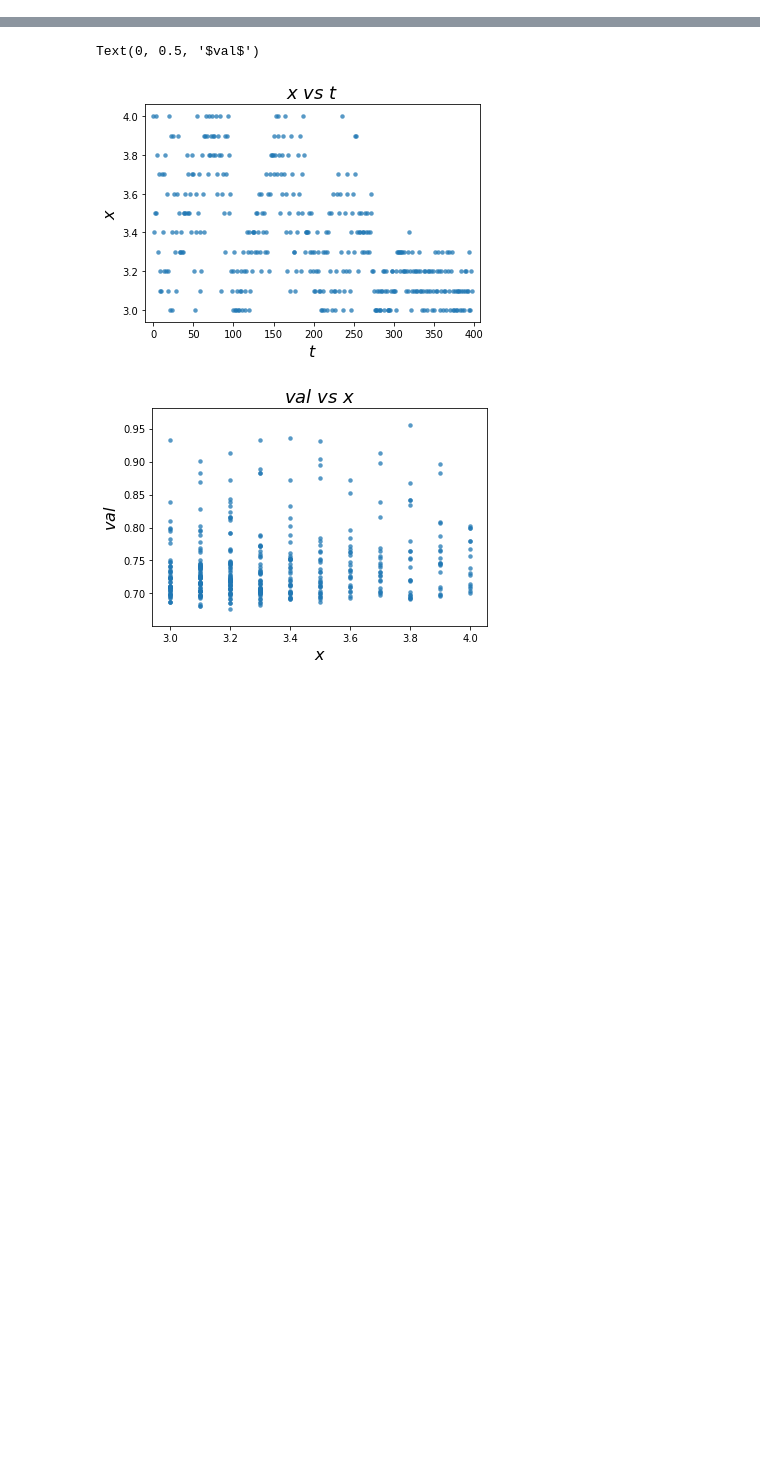
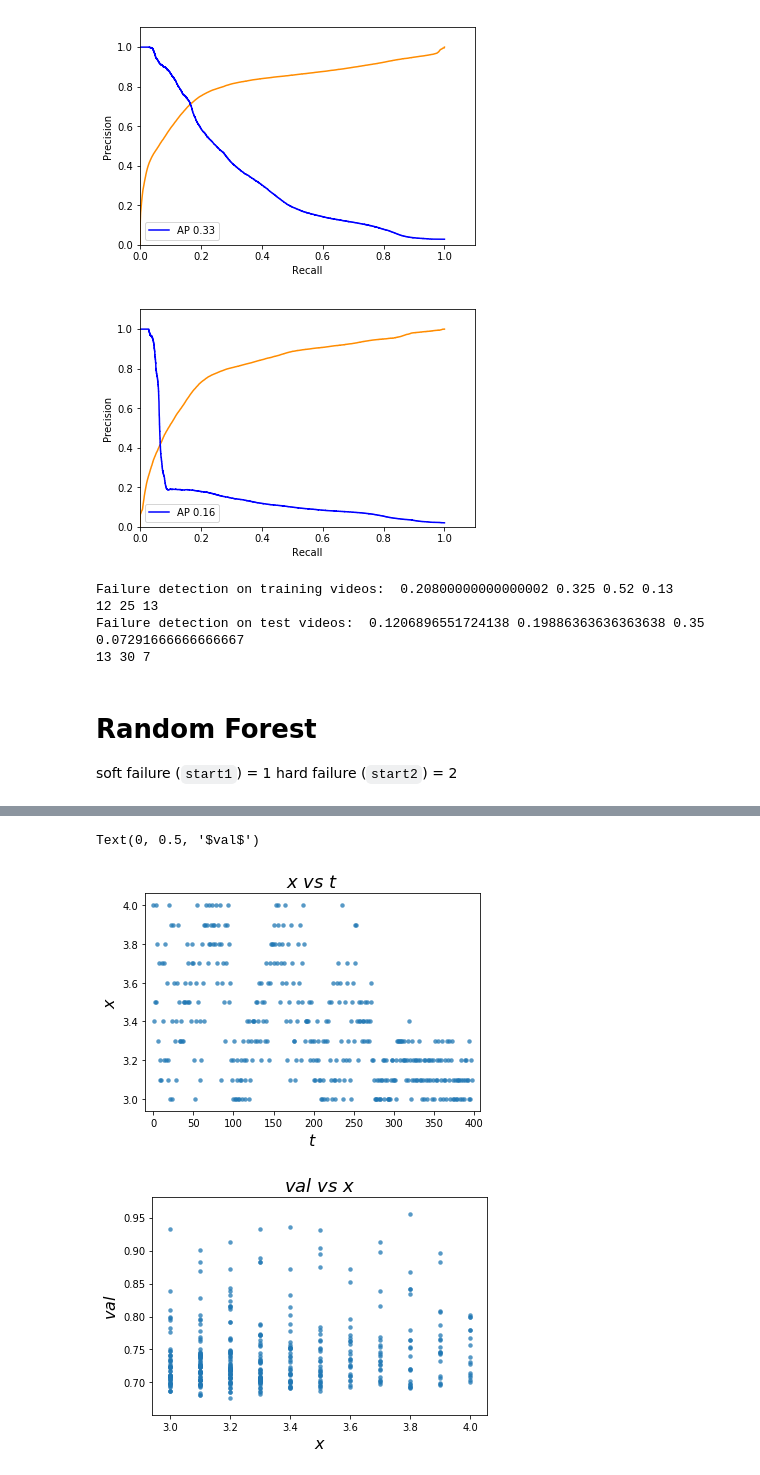
Before and after one commit to test-v1/notebooks-1, a Jupyter notebook: yolo/Prod Model Validation.ipynb, the cells around one changed output, grey strips where cells are left out. Saved outputs shown, nothing was run; the diff lists cells and outputs as text; code cells hidden in the pictures; blank space fills up the shorter version.

```diff
--- a/yolo/Prod Model Validation.ipynb
+++ b/yolo/Prod Model Validation.ipynb
@@ -378,0 +406,60 @@ print(len(results['fp']), len(results['fn']))
+# %%
+
+from sklearn.linear_model import LogisticRegression
+model =  LogisticRegression(random_state=0)
+model.fit(training_ds[:,1:],training_ds[:,0])
+
+y = model.predict_proba(training_ds[:,1:])
+fpr, tpr, _ = roc_curve(training_ds[:,0], y[:,1])
+plt.plot(fpr, tpr, color='darkorange')
+precision, recall, _ = precision_recall_curve(training_ds[:,0], y[:,1])
+plt.step(recall, precision, color='b',
+         where='post', label='AP %0.2f' % average_precision_score(training_ds[:,0], y[:,1]))
+plt.xlim([0.0, 1.1])
+plt.ylim([0.0, 1.1])
+plt.xlabel('Recall')
+plt.ylabel('Precision')
+plt.legend(loc="lower left")
+plt.show()
+
+y = model.predict_proba(val_ds[:,1:])
+fpr, tpr, _ = roc_curve(val_ds[:,0], y[:,1])
+plt.plot(fpr, tpr, color='darkorange')
+precision, recall, _ = precision_recall_curve(val_ds[:,0], y[:,1])
+plt.step(recall, precision, color='b',
+         where='post', label='AP %0.2f' % average_precision_score(val_ds[:,0], y[:,1]))
+plt.xlim([0.0, 1.1])
+plt.ylim([0.0, 1.1])
+plt.xlabel('Recall')
+plt.ylabel('Precision')
+plt.legend(loc="lower left")
+plt.show()
+
+results = eval_vids(training_vids)
+precision = len(results['tp'])/(len(results['fp'])+len(results['tp']))
+recall = len(results['tp'])/(len(results['p']))
+f1 = 2*(precision*recall)/(precision+recall)
+f0_5 = (1+0.25)*(precision*recall)/(0.25*precision+recall)
+print("Failure detection on training videos: ", f1, f0_5, precision, recall)
+print(len(results['fp']), len(results['fn']), len(results['tp']))
+
+
+results = eval_vids(val_vids)
+precision = len(results['tp'])/(len(results['fp'])+len(results['tp']))
+recall = len(results['tp'])/(len(results['p']))
+f1 = 2*(precision*recall)/(precision+recall)
+f0_5 = (1+0.25)*(precision*recall)/(0.25*precision+recall)
+print("Failure detection on test videos: ", f1, f0_5, precision, recall)
+print(len(results['fp']), len(results['fn']), len(results['tp']))
+# %% [output]
+[figure, added]
+[figure, added]
+Failure detection on training videos:  0.20800000000000002 0.325 0.52 0.13
+12 25 13
+Failure detection on test videos:  0.1206896551724138 0.19886363636363638 0.35 0.07291666666666667
+13 30 7
+# %% [markdown]
+# Random Forest
+
+soft failure (`start1`) = 1
+hard failure (`start2`) = 2
```
Also changed, not shown: parts of 29 cells of this notebook.
